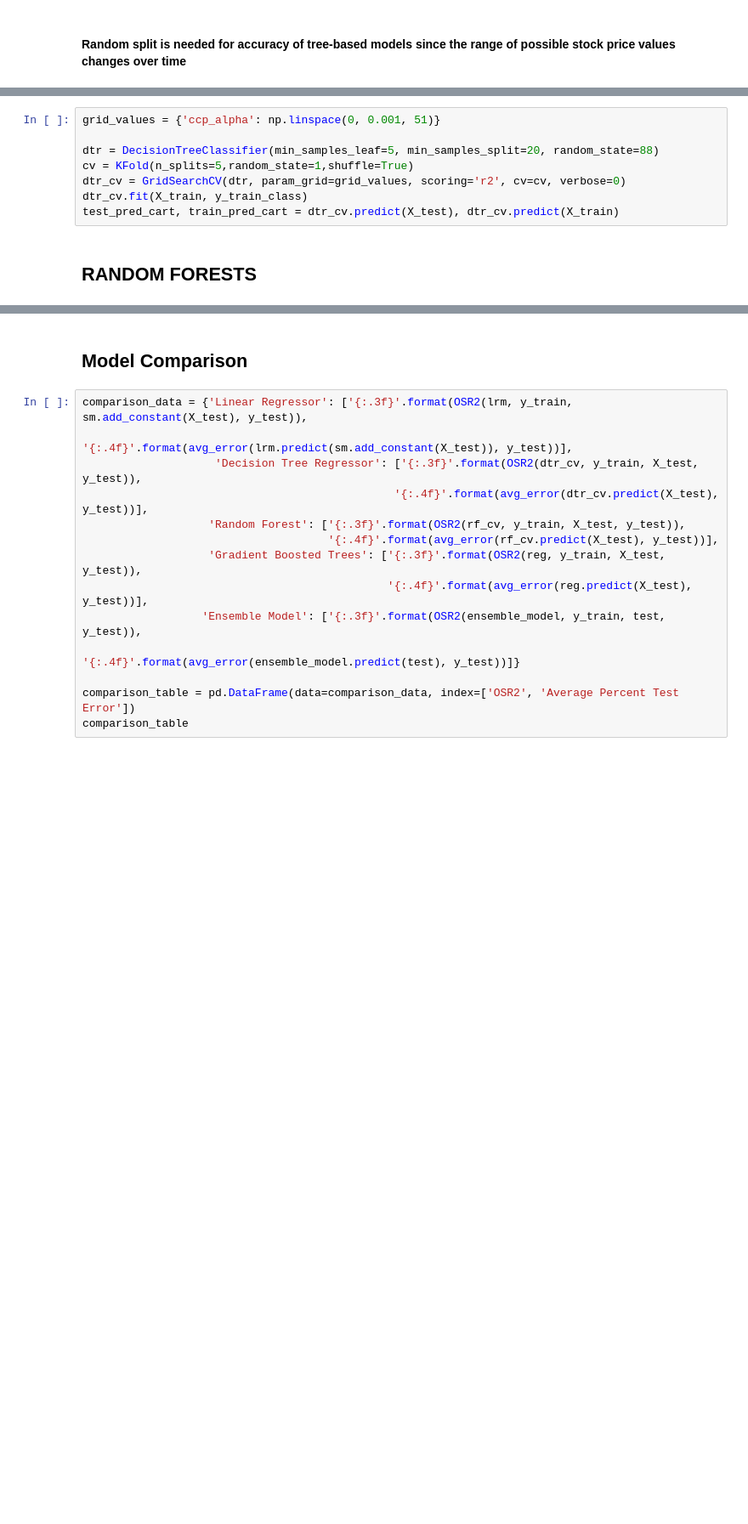
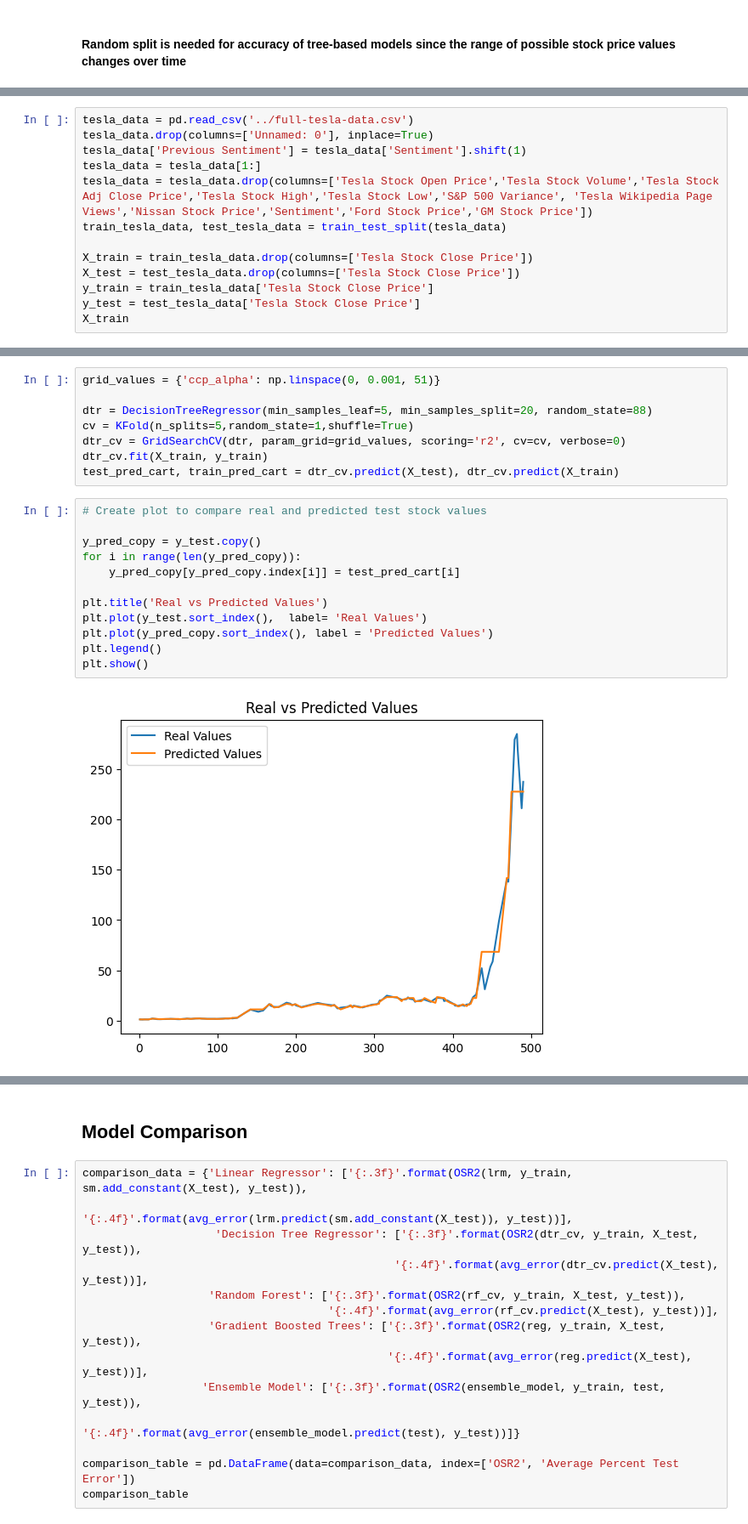
Before and after one commit to majda-br/Stock-trend-prediction, a Jupyter notebook: models/models.ipynb, the cells around one changed output, grey strips where cells are left out. Shown at 85% size. Cells and saved outputs as stored; diff of their text form; blank space fills up the shorter version.

```diff
--- a/models/models.ipynb
+++ b/models/models.ipynb
@@ -397,0 +370,13 @@ Length: 431, dtype: int64
+# %%
+tesla_data = pd.read_csv('../full-tesla-data.csv')
+tesla_data.drop(columns=['Unnamed: 0'], inplace=True)
+tesla_data['Previous Sentiment'] = tesla_data['Sentiment'].shift(1)
+tesla_data = tesla_data[1:]
+tesla_data = tesla_data.drop(columns=['Tesla Stock Open Price','Tesla Stock Volume','Tesla Stock Adj Close Price','Tesla Stock High','Tesla Stock Low','S&P 500 Variance', 'Tesla Wikipedia Page Views','Nissan Stock Price','Sentiment','Ford Stock Price','GM Stock Price'])
+train_tesla_data, test_tesla_data = train_test_split(tesla_data)
+
+X_train = train_tesla_data.drop(columns=['Tesla Stock Close Price'])
+X_test = test_tesla_data.drop(columns=['Tesla Stock Close Price'])
+y_train = train_tesla_data['Tesla Stock Close Price']
+y_test = test_tesla_data['Tesla Stock Close Price']
+X_train
@@ -398,10 +400,22 @@ Length: 431, dtype: int64
 # %%
 grid_values = {'ccp_alpha': np.linspace(0, 0.001, 51)}
 
-dtr = DecisionTreeClassifier(min_samples_leaf=5, min_samples_split=20, random_state=88)
+dtr = DecisionTreeRegressor(min_samples_leaf=5, min_samples_split=20, random_state=88)
 cv = KFold(n_splits=5,random_state=1,shuffle=True)
 dtr_cv = GridSearchCV(dtr, param_grid=grid_values, scoring='r2', cv=cv, verbose=0)
-dtr_cv.fit(X_train, y_train_class)
+dtr_cv.fit(X_train, y_train)
 test_pred_cart, train_pred_cart = dtr_cv.predict(X_test), dtr_cv.predict(X_train)
-# %% [markdown]
-## RANDOM FORESTS
+# %%
+# Create plot to compare real and predicted test stock values
+
+y_pred_copy = y_test.copy()
+for i in range(len(y_pred_copy)):
+    y_pred_copy[y_pred_copy.index[i]] = test_pred_cart[i]
+
+plt.title('Real vs Predicted Values')
+plt.plot(y_test.sort_index(),  label= 'Real Values')
+plt.plot(y_pred_copy.sort_index(), label = 'Predicted Values')
+plt.legend()
+plt.show()
+# %% [output]
+[figure, added]
```
Also changed, not shown: parts of 47 cells of this notebook, 1 other file.
